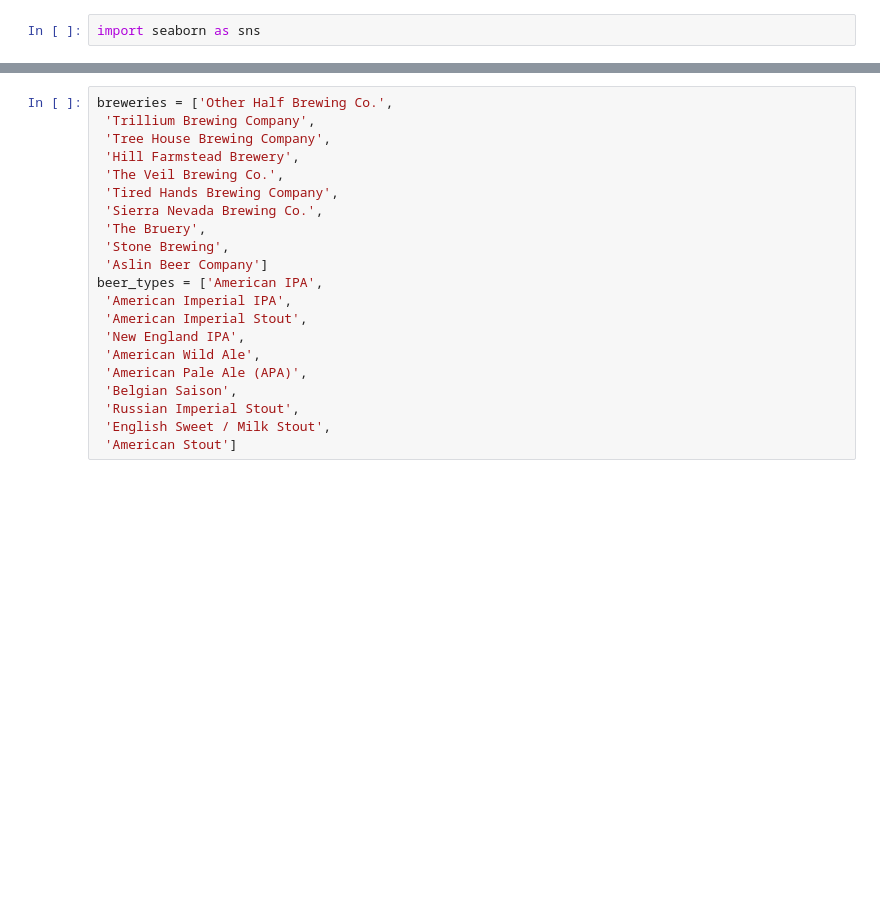
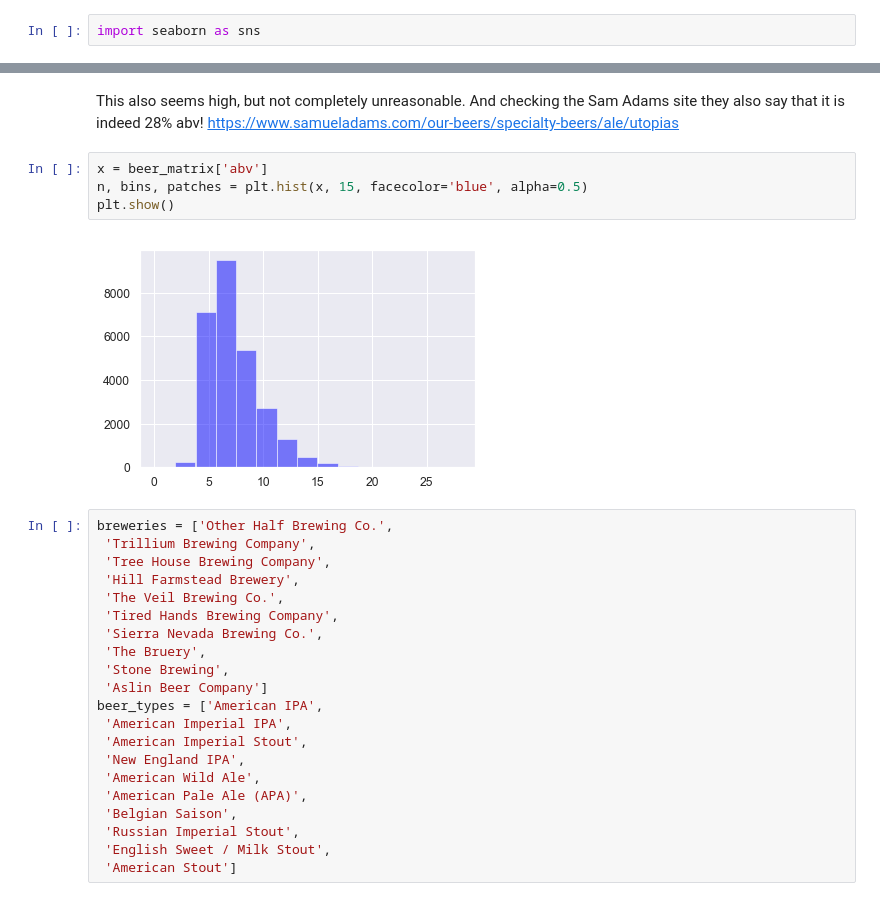
Before and after one commit to loisr/Beer-Recommendations, a Jupyter notebook: All Data.ipynb, the cells around one changed output, grey strips where cells are left out. Cells and saved outputs as stored; diff of their text form; blank space fills up the shorter version.

```diff
--- a/All Data.ipynb
+++ b/All Data.ipynb
@@ -705,3 +742,11 @@ KeyboardInterrupt:
+# %% [markdown]
+This also seems high, but not completely unreasonable. And checking the Sam Adams site they also say that it is indeed 28% abv! https://www.samueladams.com/our-beers/specialty-beers/ale/utopias
+# %%
+x = beer_matrix['abv']
+n, bins, patches = plt.hist(x, 15, facecolor='blue', alpha=0.5)
+plt.show()
+# %% [output]
+[figure, added]
 # %%
 breweries = ['Other Half Brewing Co.',
  'Trillium Brewing Company',
```
Also changed, not shown: parts of 9 cells of this notebook.
